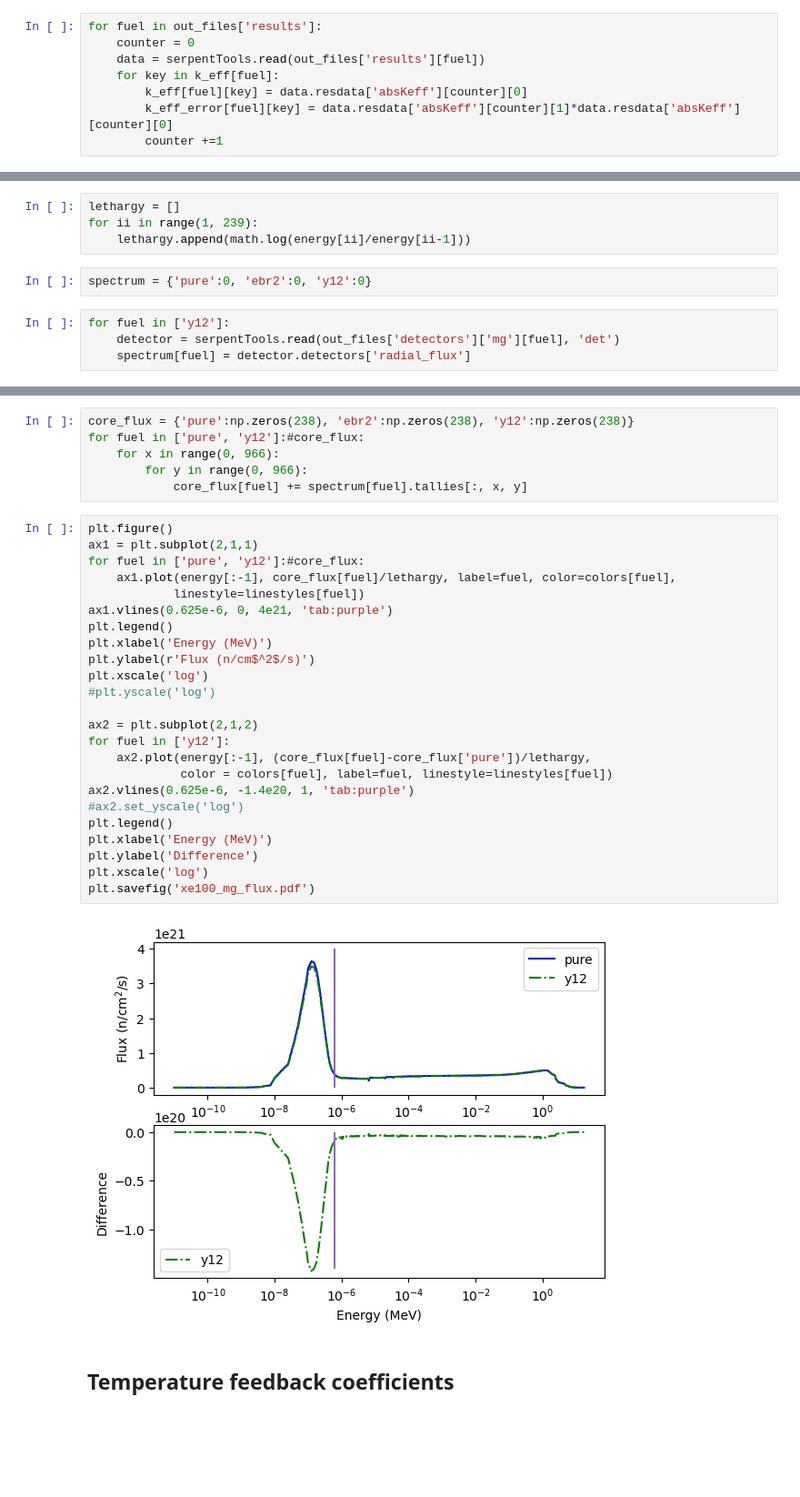
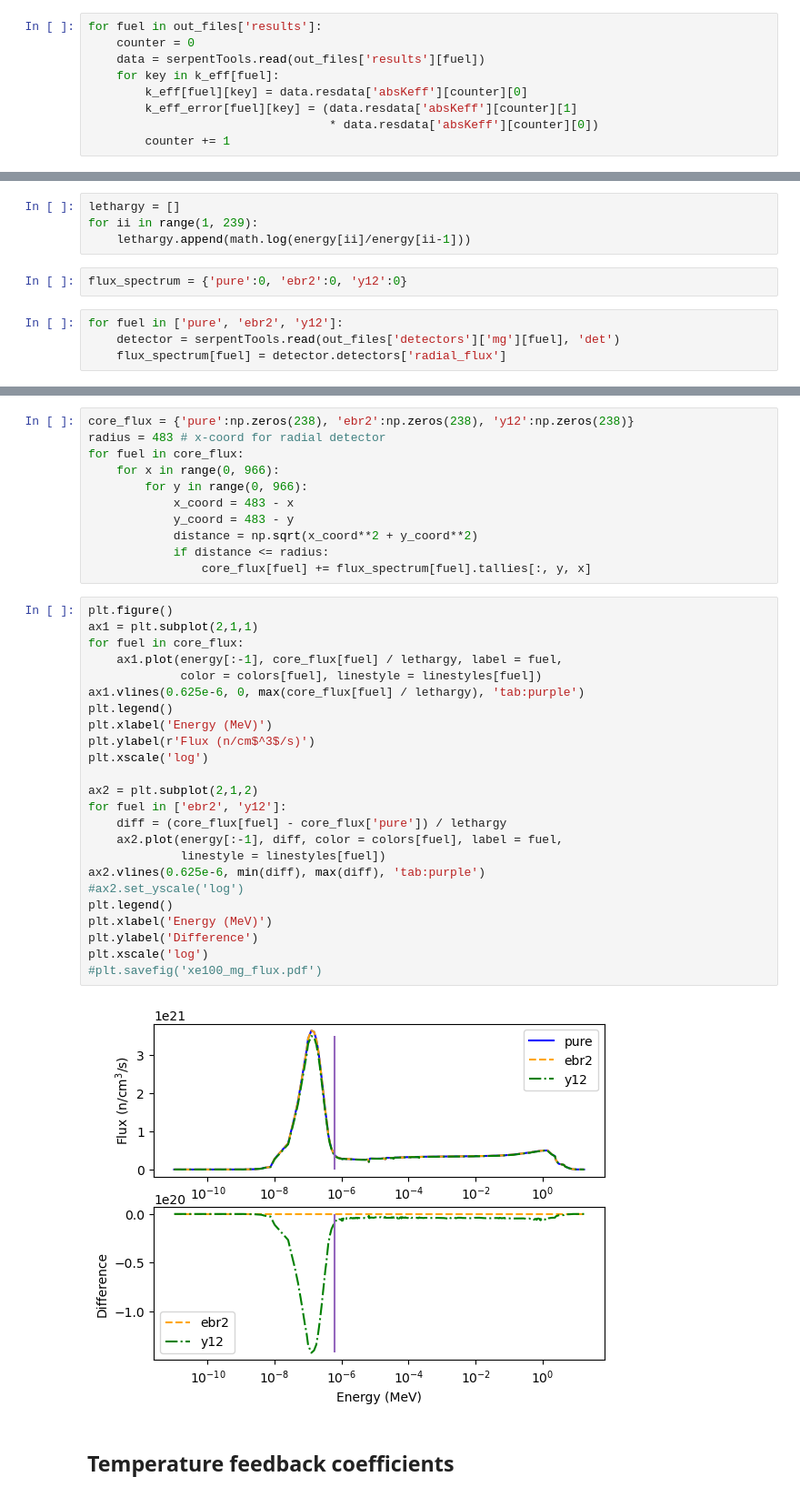
Before and after one commit to abachma2/phlox, a Jupyter notebook: reactors/full-core/htgr-200/Impurities_analysis.ipynb, the cells around one changed output, grey strips where cells are left out. Shown at 91% size. Cells and saved outputs as stored; diff of their text form; blank space fills up the shorter version.

```diff
--- a/reactors/full-core/htgr-200/Impurities_analysis.ipynb
+++ b/reactors/full-core/htgr-200/Impurities_analysis.ipynb
@@ -202,8 +202,9 @@ for fuel in out_files['results']:
     data = serpentTools.read(out_files['results'][fuel])
     for key in k_eff[fuel]:
         k_eff[fuel][key] = data.resdata['absKeff'][counter][0]
-        k_eff_error[fuel][key] = data.resdata['absKeff'][counter][1]*data.resdata['absKeff'][counter][0]
-        counter +=1
+        k_eff_error[fuel][key] = (data.resdata['absKeff'][counter][1]
+                                  * data.resdata['absKeff'][counter][0])
+        counter += 1
 # %% [output]
 SERPENT Serpent 2.1.32 found in pure_res.m, but version 2.1.31 is defined in settings
   Attempting to read anyway. Please report strange behaviors/failures to developers.
@@ -371,11 +372,11 @@ lethargy = []
 for ii in range(1, 239):
     lethargy.append(math.log(energy[ii]/energy[ii-1]))
 # %%
-spectrum = {'pure':0, 'ebr2':0, 'y12':0}
+flux_spectrum = {'pure':0, 'ebr2':0, 'y12':0}
 # %%
-for fuel in ['y12']:
+for fuel in ['pure', 'ebr2', 'y12']:
     detector = serpentTools.read(out_files['detectors']['mg'][fuel], 'det')
-    spectrum[fuel] = detector.detectors['radial_flux']
+    flux_spectrum[fuel] = detector.detectors['radial_flux']
 # %%
 # Flux spectrum in the middle of core
 x_pos = 483
@@ -422,35 +420,40 @@ for fuel in ['pure', 'y12']:#out_files['detectors']['mg']:
 # %%
 core_flux = {'pure':np.zeros(238), 'ebr2':np.zeros(238), 'y12':np.zeros(238)}
-for fuel in ['pure', 'y12']:#core_flux:
+radius = 483 # x-coord for radial detector
+for fuel in core_flux:
     for x in range(0, 966):
         for y in range(0, 966):
-            core_flux[fuel] += spectrum[fuel].tallies[:, x, y]
+            x_coord = 483 - x
+            y_coord = 483 - y
+            distance = np.sqrt(x_coord**2 + y_coord**2)
+            if distance <= radius:
+                core_flux[fuel] += flux_spectrum[fuel].tallies[:, y, x]
 # %%
 plt.figure()
 ax1 = plt.subplot(2,1,1)
-for fuel in ['pure', 'y12']:#core_flux:
-    ax1.plot(energy[:-1], core_flux[fuel]/lethargy, label=fuel, color=colors[fuel],
-            linestyle=linestyles[fuel])
-ax1.vlines(0.625e-6, 0, 4e21, 'tab:purple')
+for fuel in core_flux:
+    ax1.plot(energy[:-1], core_flux[fuel] / lethargy, label = fuel,
+             color = colors[fuel], linestyle = linestyles[fuel])
+ax1.vlines(0.625e-6, 0, max(core_flux[fuel] / lethargy), 'tab:purple')
 plt.legend()
 plt.xlabel('Energy (MeV)')
-plt.ylabel(r'Flux (n/cm$^2$/s)')
+plt.ylabel(r'Flux (n/cm$^3$/s)')
 plt.xscale('log')
-#plt.yscale('log')
 
 ax2 = plt.subplot(2,1,2)
-for fuel in ['y12']:
-    ax2.plot(energy[:-1], (core_flux[fuel]-core_flux['pure'])/lethargy,
-             color = colors[fuel], label=fuel, linestyle=linestyles[fuel])
-ax2.vlines(0.625e-6, -1.4e20, 1, 'tab:purple')
+for fuel in ['ebr2', 'y12']:
+    diff = (core_flux[fuel] - core_flux['pure']) / lethargy
+    ax2.plot(energy[:-1], diff, color = colors[fuel], label = fuel,
+             linestyle = linestyles[fuel])
+ax2.vlines(0.625e-6, min(diff), max(diff), 'tab:purple')
 #ax2.set_yscale('log')
 plt.legend()
 plt.xlabel('Energy (MeV)')
 plt.ylabel('Difference')
 plt.xscale('log')
-plt.savefig('xe100_mg_flux.pdf')
+#plt.savefig('xe100_mg_flux.pdf')
 # %% [output]
-[figure, old version]
+[figure, new version]
 # %% [markdown]
 ## Temperature feedback coefficients
 # %%
```
Also changed, not shown: parts of 6 cells of this notebook.
